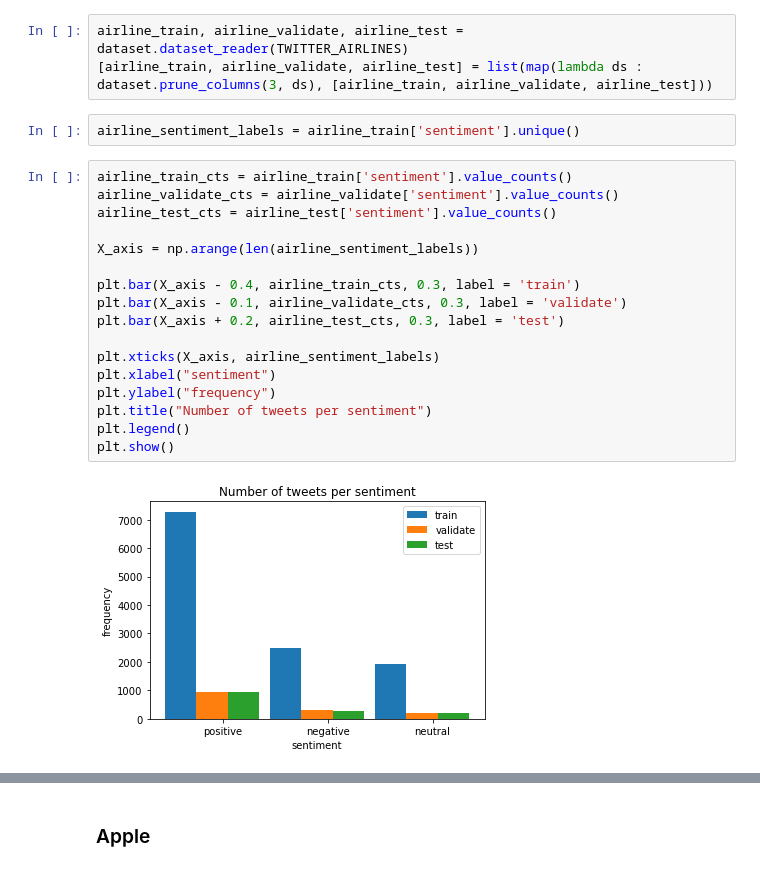
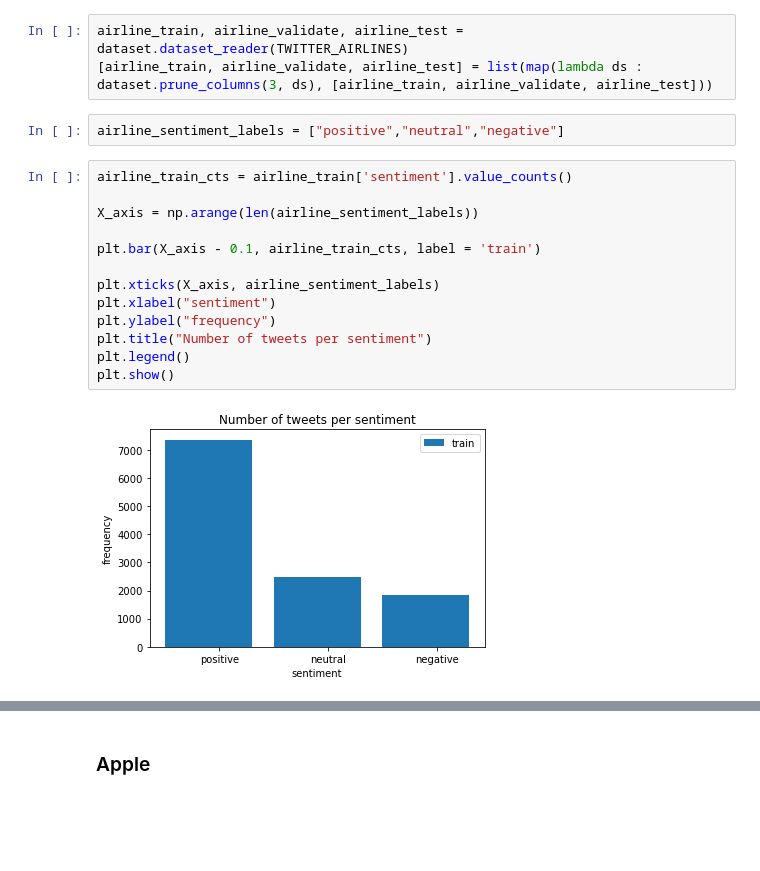
Before and after one commit to vicaranq/CS224-final-project, a Jupyter notebook: sentiment_data_overview.ipynb, the cells around one changed output, grey strips where cells are left out. Drawn from its saved outputs; the diff is of its cells as text; blank space fills up the shorter version.

```diff
--- a/sentiment_data_overview.ipynb
+++ b/sentiment_data_overview.ipynb
@@ -44,23 +70,19 @@ plt.show()
 airline_train, airline_validate, airline_test =  dataset.dataset_reader(TWITTER_AIRLINES)
 [airline_train, airline_validate, airline_test] = list(map(lambda ds : dataset.prune_columns(3, ds), [airline_train, airline_validate, airline_test]))
 # %%
-airline_sentiment_labels = airline_train['sentiment'].unique()
+airline_sentiment_labels = ["positive","neutral","negative"]
 # %%
 airline_train_cts = airline_train['sentiment'].value_counts()
-airline_validate_cts = airline_validate['sentiment'].value_counts()
-airline_test_cts = airline_test['sentiment'].value_counts()
 
 X_axis = np.arange(len(airline_sentiment_labels))
 
-plt.bar(X_axis - 0.4, airline_train_cts, 0.3, label = 'train')
-plt.bar(X_axis - 0.1, airline_validate_cts, 0.3, label = 'validate')
-plt.bar(X_axis + 0.2, airline_test_cts, 0.3, label = 'test')
+plt.bar(X_axis - 0.1, airline_train_cts, label = 'train')
 
 plt.xticks(X_axis, airline_sentiment_labels)
 plt.xlabel("sentiment")
 plt.ylabel("frequency")
 plt.title("Number of tweets per sentiment")
 plt.legend()
 plt.show()
 # %% [output]
-[figure, old version]
+[figure, new version]
```
Also changed, not shown: parts of 25 cells of this notebook, 1 other file.
